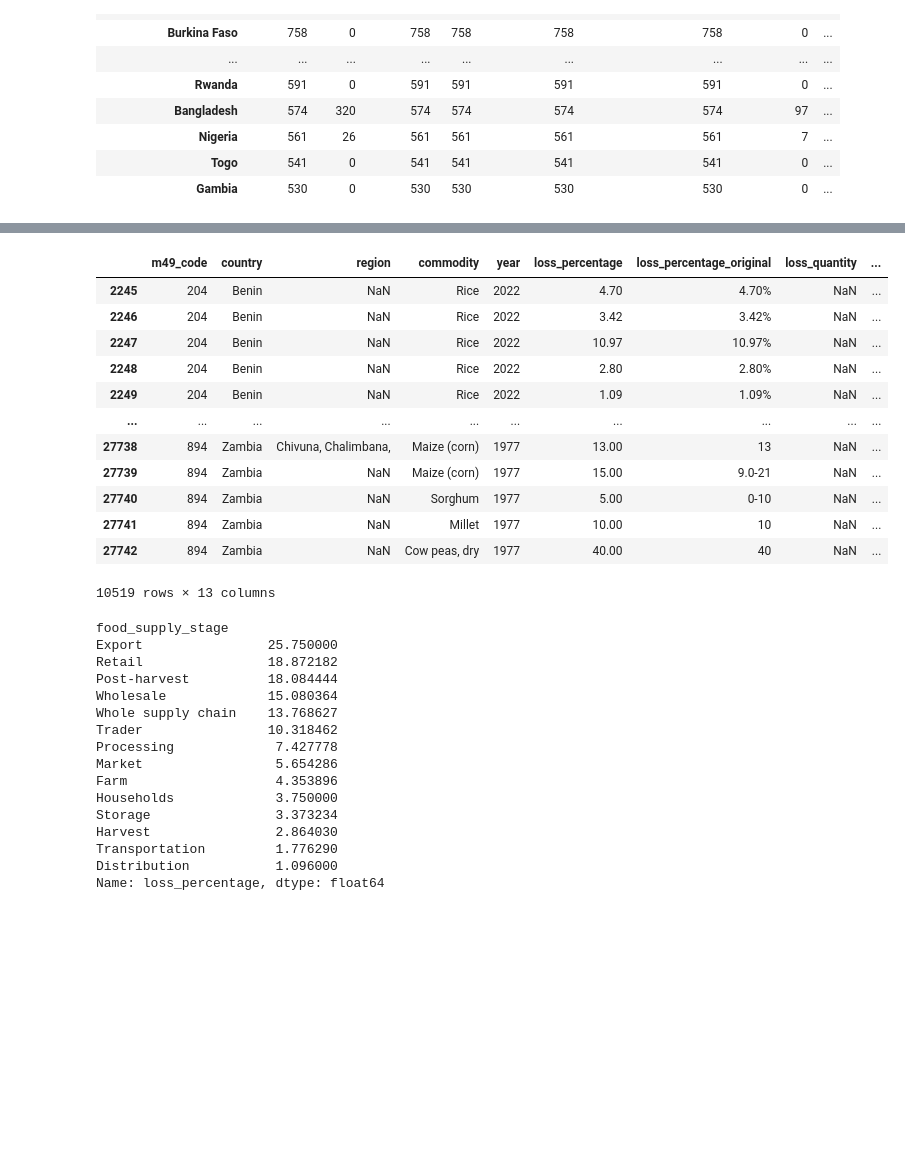
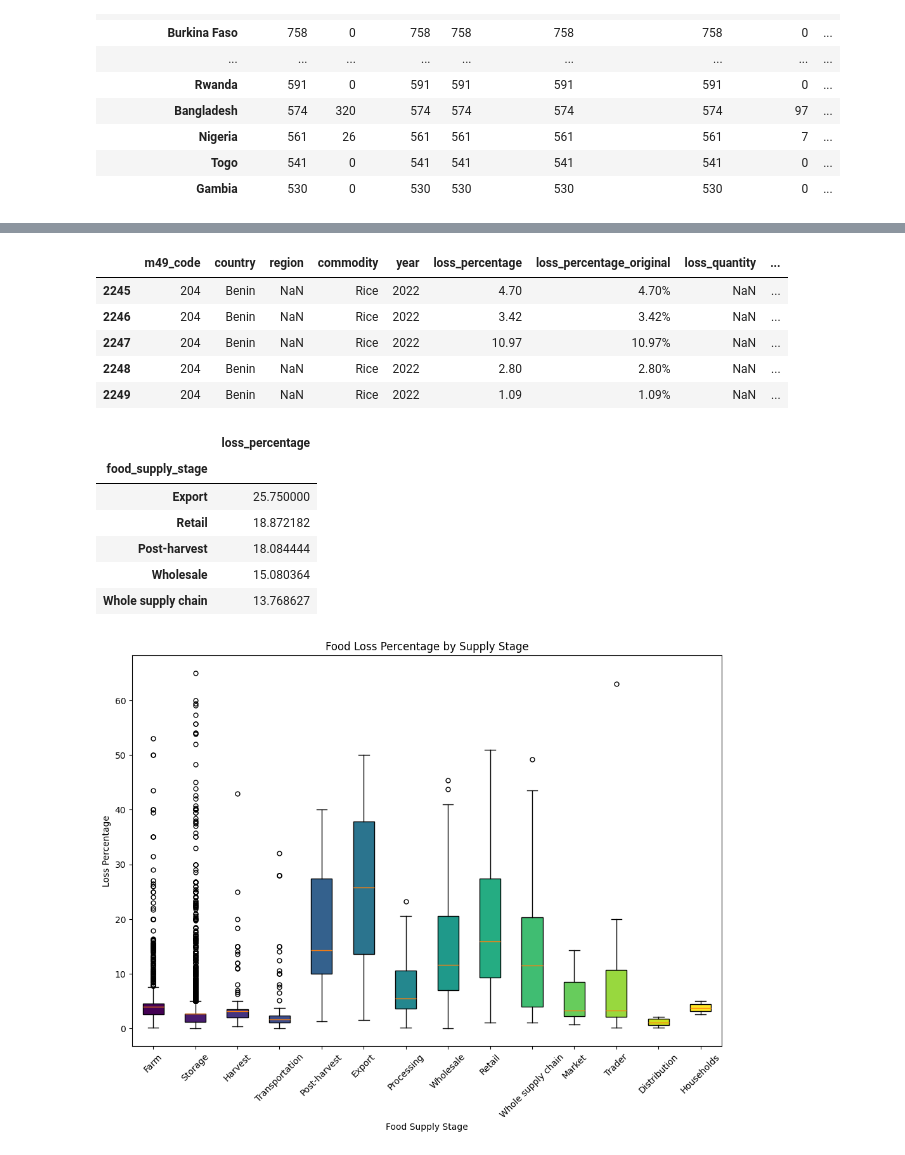
Before and after one commit to alanisrperez/food-waste-patterns, a Jupyter notebook: food-waste-tatyana.ipynb, the cells around one changed output, grey strips where cells are left out. Cells and saved outputs as stored; diff of their text form; code cells hidden in the pictures; blank space fills up the shorter version.

Commit message:
Added substantial code and graphics

```diff
--- a/food-waste-tatyana.ipynb
+++ b/food-waste-tatyana.ipynb
@@ -135,38 +116,45 @@ blank_rows
 # %%
+# display african_data without blank rows for food_supply_stage
 african_data = african_data.drop(blank_rows.index)
-african_data
+african_data.head()
 # %% [output]
 |  | m49_code | country | region | commodity | year | loss_percentage | loss_percentage_original | loss_quantity | ... |
 | 2245 | 204 | Benin | NaN | Rice | 2022 | 4.70 | 4.70% | NaN | ... |
 | 2246 | 204 | Benin | NaN | Rice | 2022 | 3.42 | 3.42% | NaN | ... |
 | 2247 | 204 | Benin | NaN | Rice | 2022 | 10.97 | 10.97% | NaN | ... |
 | 2248 | 204 | Benin | NaN | Rice | 2022 | 2.80 | 2.80% | NaN | ... |
 | 2249 | 204 | Benin | NaN | Rice | 2022 | 1.09 | 1.09% | NaN | ... |
-| ... | ... | ... | ... | ... | ... | ... | ... | ... | ... |
-| 27738 | 894 | Zambia | Chivuna, Chalimbana, | Maize (corn) | 1977 | 13.00 | 13 | NaN | ... |
-| 27739 | 894 | Zambia | NaN | Maize (corn) | 1977 | 15.00 | 9.0-21 | NaN | ... |
-| 27740 | 894 | Zambia | NaN | Sorghum | 1977 | 5.00 | 0-10 | NaN | ... |
-| 27741 | 894 | Zambia | NaN | Millet | 1977 | 10.00 | 10 | NaN | ... |
-| 27742 | 894 | Zambia | NaN | Cow peas, dry | 1977 | 40.00 | 40 | NaN | ... |
-10519 rows × 13 columns
 # %%
+# find average of loss percentage for each supply stage and rank the results
+
 amount_of_waste = african_data.groupby("food_supply_stage")["loss_percentage"].mean()
 amount_of_waste_sorted = amount_of_waste.sort_values(ascending=False)
-amount_of_waste_sorted
+amount_of_waste_sorted = pd.DataFrame(amount_of_waste_sorted)
+amount_of_waste_sorted.head()
 # %% [output]
-food_supply_stage
-Export                25.750000
-Retail                18.872182
-Post-harvest          18.084444
-Wholesale             15.080364
-Whole supply chain    13.768627
-Trader                10.318462
-Processing             7.427778
-Market                 5.654286
-Farm                   4.353896
-Households             3.750000
-Storage                3.373234
-Harvest                2.864030
-Transportation         1.776290
-Distribution           1.096000
-Name: loss_percentage, dtype: float64
+|  | loss_percentage |
+| food_supply_stage |  |
+| Export | 25.750000 |
+| Retail | 18.872182 |
+| Post-harvest | 18.084444 |
+| Wholesale | 15.080364 |
+| Whole supply chain | 13.768627 |
+# %%
+# Create a box plot for food loss percentage by supply stage
+
+plt.figure(figsize=(12, 8))
+flierprops = dict(marker='o', markersize=5, linestyle='none')
+box_data = [african_data[african_data['food_supply_stage'] == stage]['loss_percentage'] for stage in african_data['food_supply_stage'].unique()]
+boxplot = plt.boxplot(box_data, tick_labels=african_data['food_supply_stage'].unique(), patch_artist=True, showfliers=True, flierprops = flierprops)
+# Color code each boxplot with a different color
+colors = plt.cm.viridis(np.linspace(0, 1, len(box_data)))  # Generate a list of colors
+for patch, color in zip(boxplot['boxes'], colors):
+    patch.set_facecolor(color)
+# Customize the plot
+plt.title('Food Loss Percentage by Supply Stage')
+plt.xlabel('Food Supply Stage')
+plt.ylabel('Loss Percentage')
+plt.xticks(rotation=45)  # Rotate x-axis labels for better readability
+plt.show()
+# %% [output]
+[figure, added]
```
Also changed, not shown: parts of 64 cells of this notebook, 3 other files.
